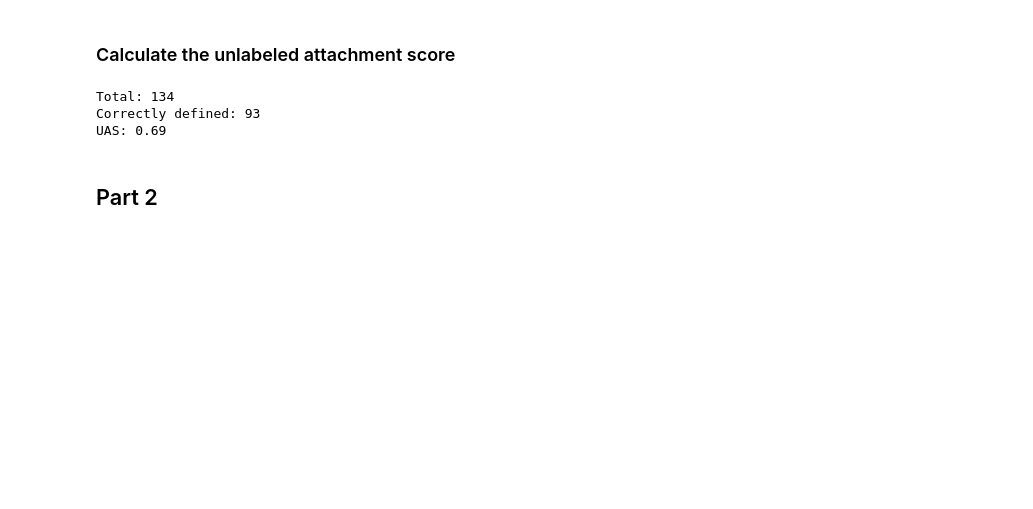
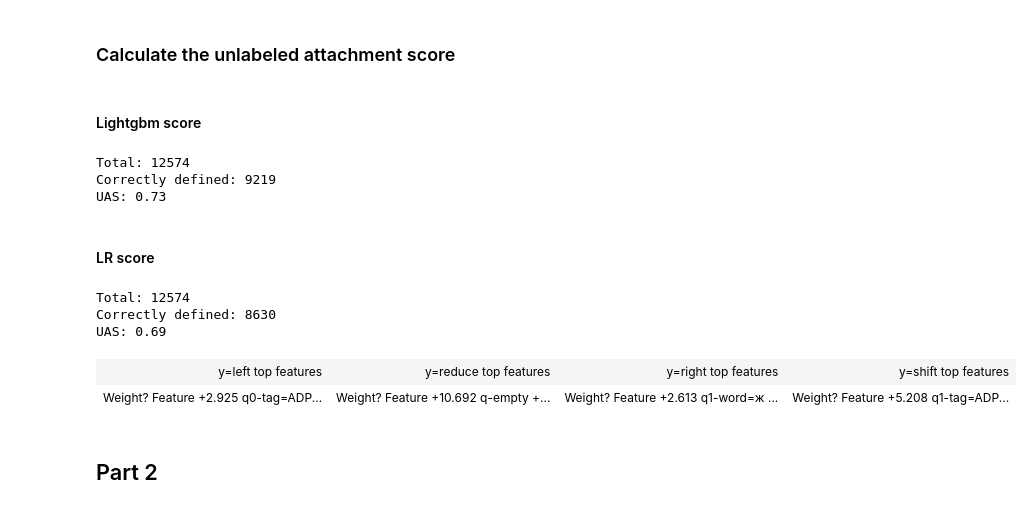
Before and after one commit to vseloved/prj-nlp-2020, a Jupyter notebook: students/DimaSakovich/08-syntactic-parsing/parser.ipynb, the cells around one changed output. Drawn from its saved outputs; the diff is of its cells as text; code cells hidden in the pictures; blank space fills up the shorter version.

```diff
--- a/students/DimaSakovich/08-syntactic-parsing/parser.ipynb
+++ b/students/DimaSakovich/08-syntactic-parsing/parser.ipynb
@@ -365,16 +369,6 @@ List of actions taken: ['shift', 'left', 'shift', 'shift', 'left', 'right', 'rig
 # %%
 train_features, train_labels = [], []
 for tree in train_trees:
-    tree_features, tree_labels = get_data([t for t in tree if type(t["id"])==int])
+    tree_features, tree_labels = extract_data([t for t in tree if type(t["id"])==int])
     train_features += tree_features
     train_labels += tree_labels
-
-test_features, test_labels = [], []
-for tree in test_trees:
-    tree_features, tree_labels = get_data([t for t in tree if type(t["id"])==int])
-    test_features += tree_features
-    test_labels += tree_labels
-
-
-print("train: ", len(train_features), len(train_labels))
-print("test: ", len(test_features), len(test_labels))
@@ -390,0 +451,6 @@ from sklearn.decomposition import TruncatedSVD
+# %%
+lr_clf = LogisticRegression(C=2, solver="sag", multi_class="multinomial", max_iter=1000, verbose=1)
+# %%
+lr_pipe = Pipeline([('vec', vec), ('lr_clf', lr_clf)])
+# %%
+lr_pipe.fit(train_features, train_labels)
@@ -581,9 +657,11 @@ def dep_parse(sentence, oracle, vectorizer, t_svd=None, log=False):
             else:
                 print("Unknown action.")
     return sorted(relations)
+# %% [markdown]
+#### Lightgbm score
 # %%
 total, tp = 0, 0
-for tree in tqdm(test_trees[:10]):
+for tree in tqdm(test_trees):
     tree = [t for t in tree if type(t["id"])==int]
     golden = [(node["id"], node["head"]) for node in tree]
     predicted = dep_parse(tree, lgb_clf, vec, t_svd)
@@ -594,6 +672,24 @@ print("Total:", total)
 print("Correctly defined:", tp)
 print("UAS:", round(tp/total, 2))
 # %% [output]
-Total: 134
-Correctly defined: 93
-UAS: 0.69
+Total: 12574
+Correctly defined: 9219
+UAS: 0.73
+# %% [markdown]
+#### LR score
+# %%
+total, tp = 0, 0
+for tree in tqdm(test_trees):
+    tree = [t for t in tree if type(t["id"])==int]
+    golden = [(node["id"], node["head"]) for node in tree]
+    predicted = dep_parse(tree, lr_pipe)
+    total += len(tree)
+    tp += len(set(golden).intersection(set(predicted)))
+
+print("Total:", total)
+print("Correctly defined:", tp)
+print("UAS:", round(tp/total, 2))
+# %% [output]
+Total: 12574
+Correctly defined: 8630
+UAS: 0.69
@@ -600,3 +698,8 @@ UAS: 0.69
+# %%
+eli5.show_weights(lr_pipe.steps[1][1], vec=lr_pipe.steps[0][1])
+# %% [output]
+| y=left top features | y=reduce top features | y=right top features | y=shift top features |
+| Weight? Feature +2.925 q0-tag=ADP... | Weight? Feature +10.692 q-empty +... | Weight? Feature +2.613 q1-word=ж ... | Weight? Feature +5.208 q1-tag=ADP... |
 # %% [markdown]
 ## Part 2
 # %%
```
Also changed, not shown: parts of 66 cells of this notebook.
